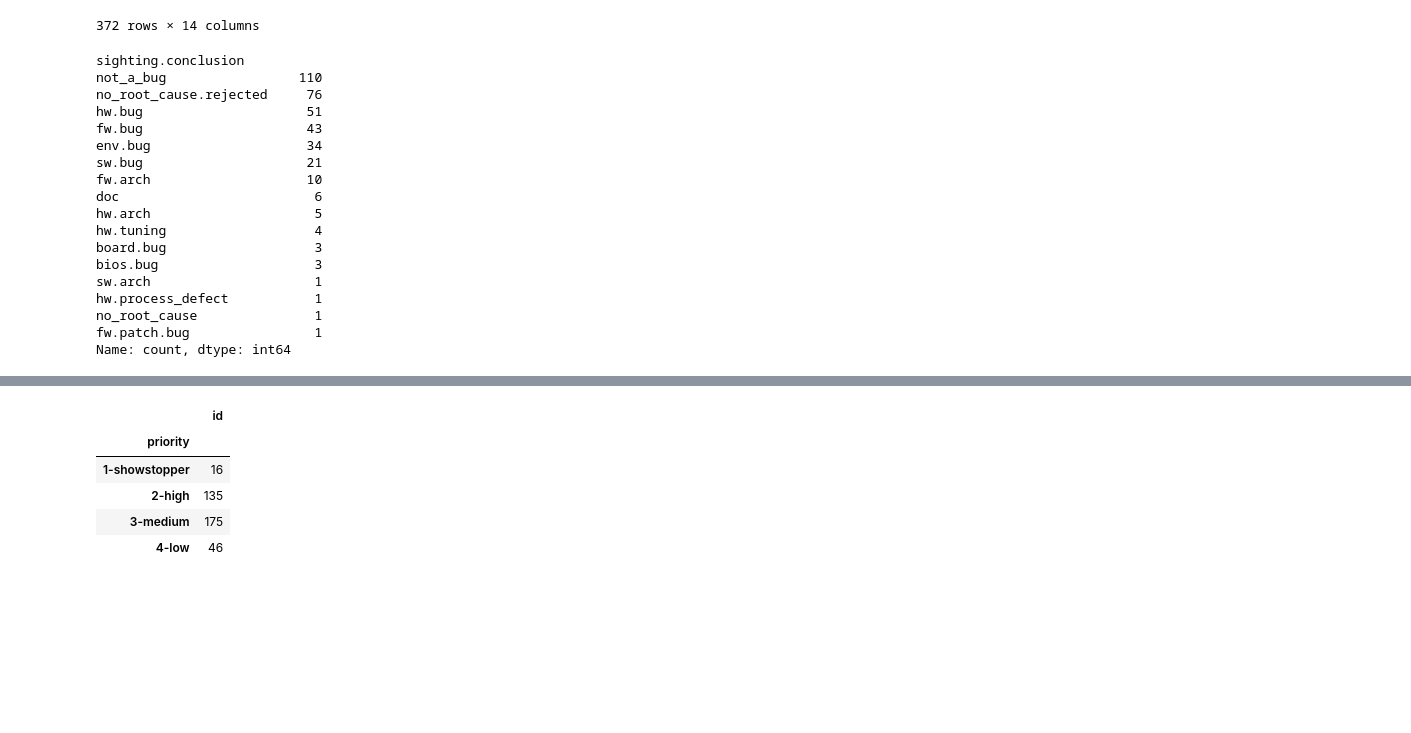
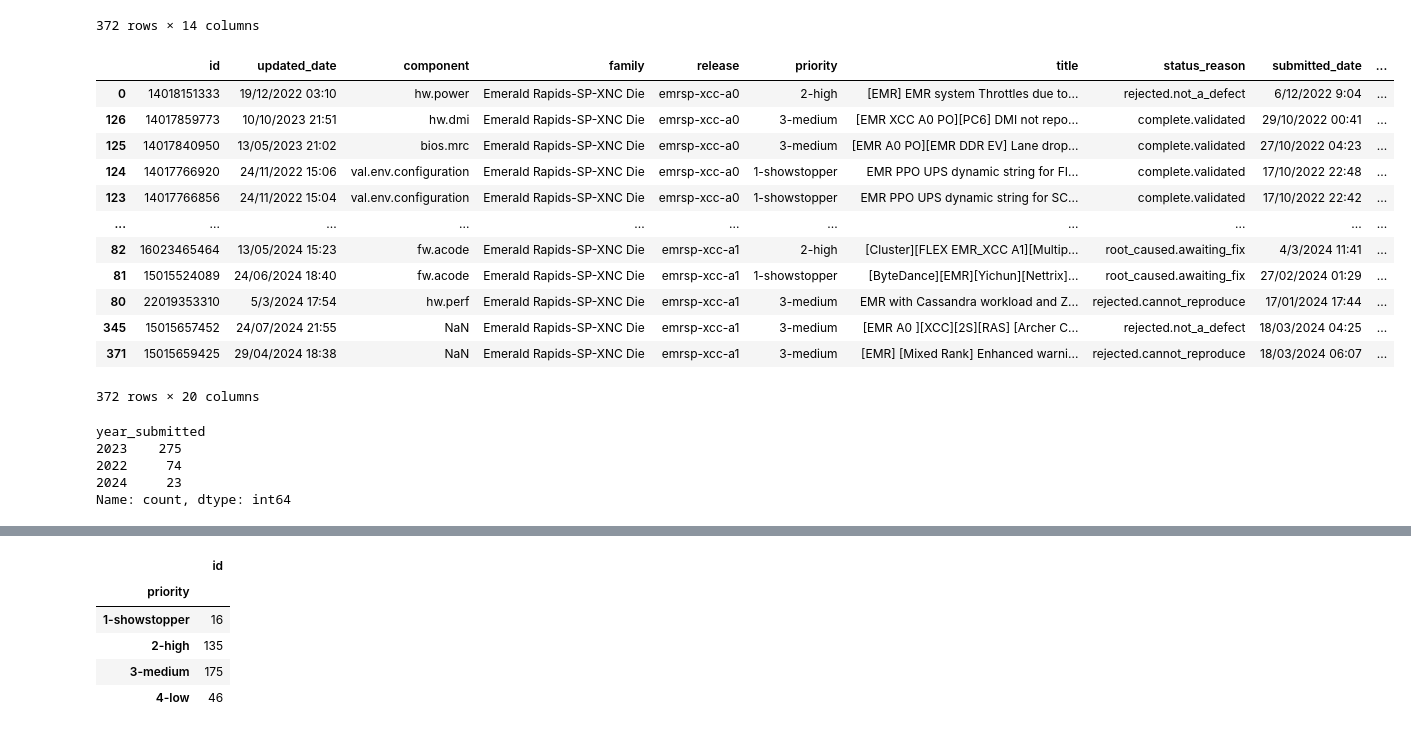
Before and after one commit to oscarhernandezmartinez/AI_WORKSHOP, a Jupyter notebook: EMR_AI_WORKSHOP.ipynb, the cells around one changed output, grey strips where cells are left out. Cells and saved outputs as stored; diff of their text form; code cells hidden in the pictures; blank space fills up the shorter version.

```diff
--- a/EMR_AI_WORKSHOP.ipynb
+++ b/EMR_AI_WORKSHOP.ipynb
@@ -242,24 +243,29 @@ emr_data1.drop(columns=['status_reason','submitted_date','closed_date','release'
 | 370 | 15014843377 | 7/1/2024 21:11 | hw.big_core | Emerald Rapids-SP-XNC Die | [TriRiver V2][EMR]CPU has thermal... | wtian4 | not_a_bug | customer_support | ... |
 | 371 | 15015659425 | 29/04/2024 18:38 | NaN | Emerald Rapids-SP-XNC Die | [EMR] [Mixed Rank] Enhanced warni... | tharihar | no_root_cause.rejected | bu_platform | ... |
 372 rows × 14 columns
+# %%
+emr_data1['year_submitted']=emr_data1["submitted_date2"].dt.year
+# %%
+emr_data1.sort_values("year_submitted")
+# %% [output]
+|  | id | updated_date | component | family | release | priority | title | status_reason | submitted_date | ... |
+| 0 | 14018151333 | 19/12/2022 03:10 | hw.power | Emerald Rapids-SP-XNC Die | emrsp-xcc-a0 | 2-high | [EMR] EMR system Throttles due to... | rejected.not_a_defect | 6/12/2022 9:04 | ... |
+| 126 | 14017859773 | 10/10/2023 21:51 | hw.dmi | Emerald Rapids-SP-XNC Die | emrsp-xcc-a0 | 3-medium | [EMR XCC A0 PO][PC6] DMI not repo... | complete.validated | 29/10/2022 00:41 | ... |
+| 125 | 14017840950 | 13/05/2023 21:02 | bios.mrc | Emerald Rapids-SP-XNC Die | emrsp-xcc-a0 | 3-medium | [EMR A0 PO][EMR DDR EV] Lane drop... | complete.validated | 27/10/2022 04:23 | ... |
+| 124 | 14017766920 | 24/11/2022 15:06 | val.env.configuration | Emerald Rapids-SP-XNC Die | emrsp-xcc-a0 | 1-showstopper | EMR PPO UPS dynamic string for FI... | complete.validated | 17/10/2022 22:48 | ... |
+| 123 | 14017766856 | 24/11/2022 15:04 | val.env.configuration | Emerald Rapids-SP-XNC Die | emrsp-xcc-a0 | 1-showstopper | EMR PPO UPS dynamic string for SC... | complete.validated | 17/10/2022 22:42 | ... |
+| ... | ... | ... | ... | ... | ... | ... | ... | ... | ... | ... |
+| 82 | 16023465464 | 13/05/2024 15:23 | fw.acode | Emerald Rapids-SP-XNC Die | emrsp-xcc-a1 | 2-high | [Cluster][FLEX EMR_XCC A1][Multip... | root_caused.awaiting_fix | 4/3/2024 11:41 | ... |
+| 81 | 15015524089 | 24/06/2024 18:40 | fw.acode | Emerald Rapids-SP-XNC Die | emrsp-xcc-a1 | 1-showstopper | [ByteDance][EMR][Yichun][Nettrix]... | root_caused.awaiting_fix | 27/02/2024 01:29 | ... |
+| 80 | 22019353310 | 5/3/2024 17:54 | hw.perf | Emerald Rapids-SP-XNC Die | emrsp-xcc-a1 | 3-medium | EMR with Cassandra workload and Z... | rejected.cannot_reproduce | 17/01/2024 17:44 | ... |
+| 345 | 15015657452 | 24/07/2024 21:55 | NaN | Emerald Rapids-SP-XNC Die | emrsp-xcc-a1 | 3-medium | [EMR A0 ][XCC][2S][RAS] [Archer C... | rejected.not_a_defect | 18/03/2024 04:25 | ... |
+| 371 | 15015659425 | 29/04/2024 18:38 | NaN | Emerald Rapids-SP-XNC Die | emrsp-xcc-a1 | 3-medium | [EMR] [Mixed Rank] Enhanced warni... | rejected.cannot_reproduce | 18/03/2024 06:07 | ... |
+372 rows × 20 columns
 # %%
-emr_data1['sighting.conclusion'].value_counts()
+emr_data1['year_submitted'].value_counts()
 # %% [output]
-sighting.conclusion
-not_a_bug                 110
-no_root_cause.rejected     76
-hw.bug                     51
-fw.bug                     43
-env.bug                    34
-sw.bug                     21
-fw.arch                    10
-doc                         6
-hw.arch                     5
-hw.tuning                   4
-board.bug                   3
-bios.bug                    3
-sw.arch                     1
-hw.process_defect           1
-no_root_cause               1
-fw.patch.bug                1
+year_submitted
+2023    275
+2022     74
+2024     23
 Name: count, dtype: int64
```
Also changed, not shown: parts of 3 cells of this notebook.
